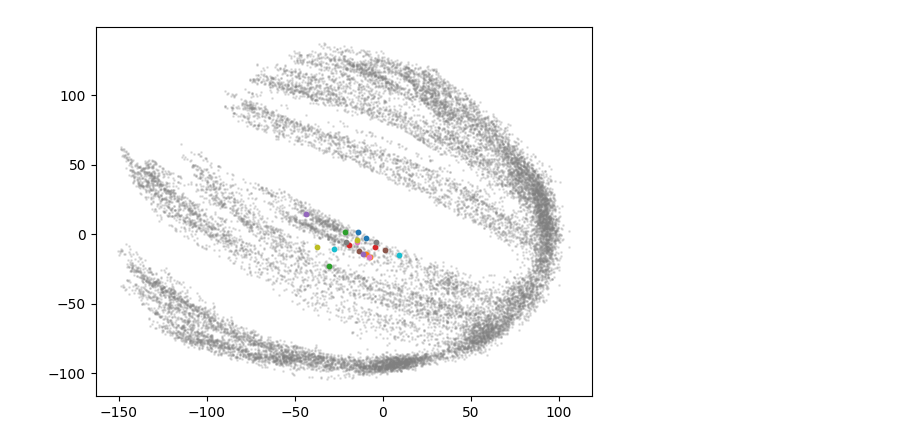
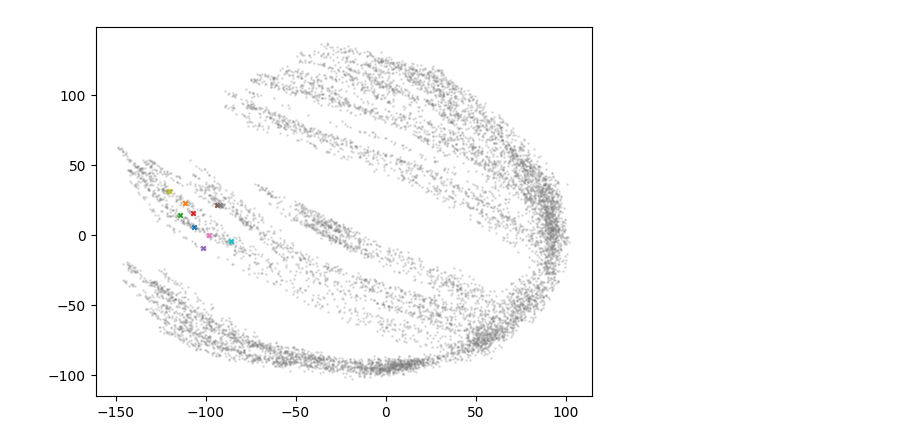
Before and after one commit to theo-long/uPHATE, a Jupyter notebook: examples/synthetic_tree.ipynb, the cells around one changed output. Saved outputs shown, nothing was run; the diff lists cells and outputs as text; code cells hidden in the pictures.

```diff
--- a/examples/synthetic_tree.ipynb
+++ b/examples/synthetic_tree.ipynb
@@ -16,6 +16,6 @@ X, labels = gen_dla(n_branch=10)
 embeddings = get_phate_embedding_bootstrap(
     jnp.array(X),
     jax.random.key(20),
-    n_samples=20,
+    n_samples=10,
     t=20,
 )
@@ -30,16 +30,16 @@ for emb in aligned_embeddings[:5]:
 # %%
 from random import randint
 
 
 index = randint(0, len(X))
 
 for emb in aligned_embeddings:
     plt.scatter(*emb.T, c="gray", alpha=0.2, s=1)
 
 for emb in aligned_embeddings:
-    plt.scatter(*emb[index].T, s=10)
+    plt.scatter(*emb[index].T, s=10, marker="x")
 # %% [output]
-[figure, old version]
+[figure, new version]
 # %%
 # Using smaller dataset for now since full jac is expensive
 X, labels = gen_dla(n_branch=5, n_dim=10, branch_length=50)
```
Also changed, not shown: parts of 5 cells of this notebook.
